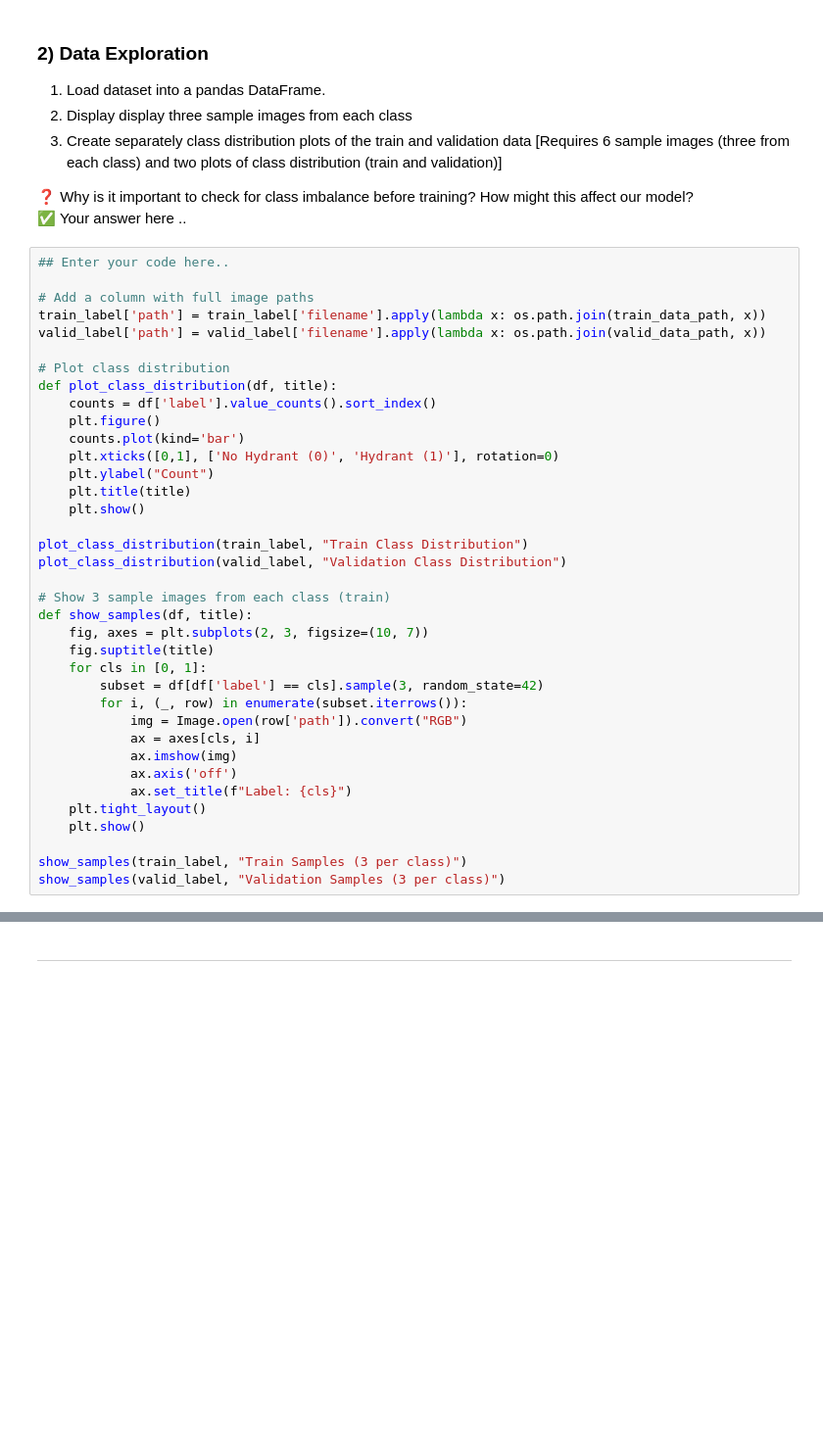
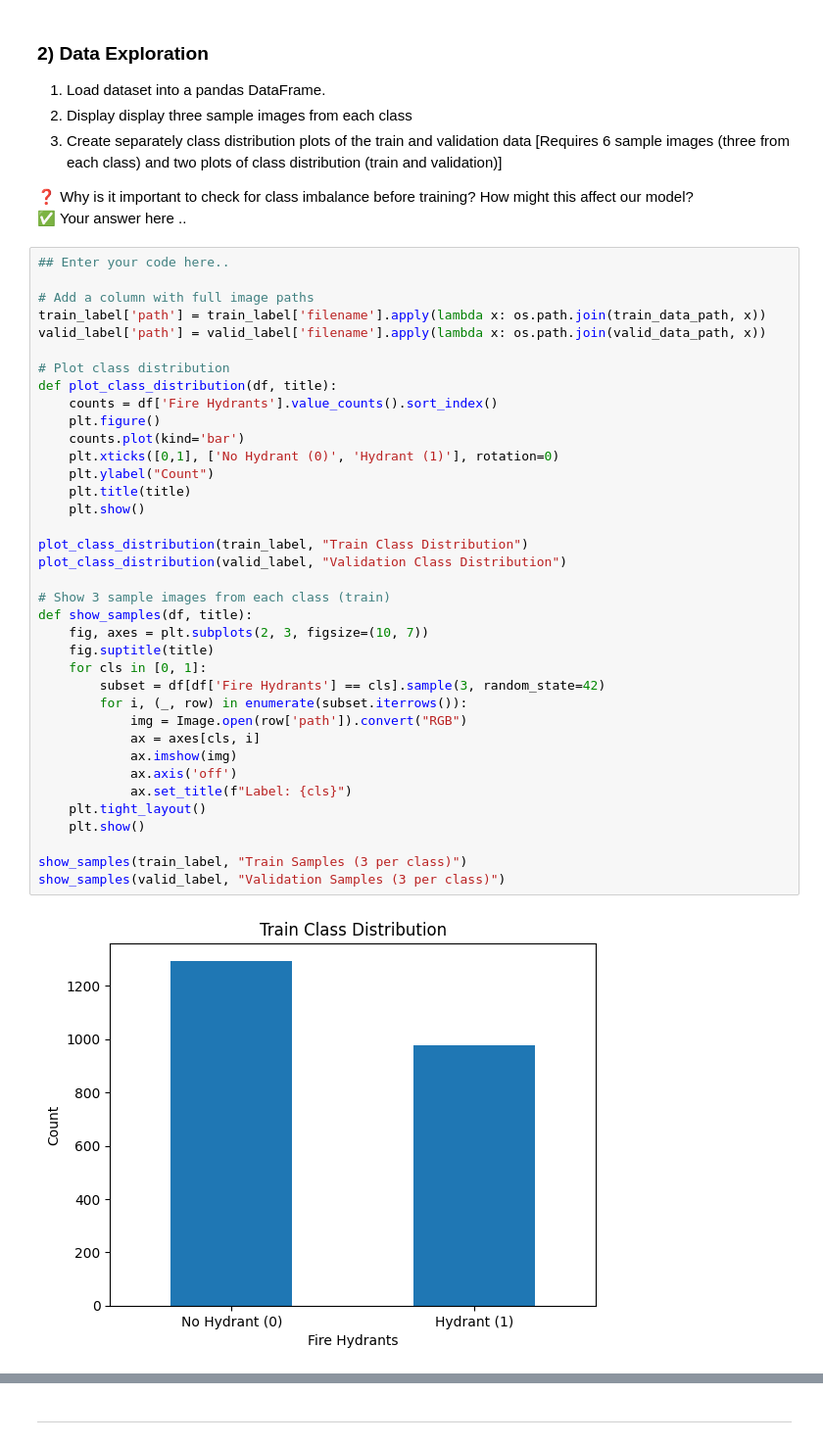
Before and after one commit to EnderAres183/COMP3005_Assignment3, a Jupyter notebook: W2026/Assignments/A2/A2_SYSC4415_W26.ipynb, the cells around one changed output, grey strips where cells are left out. Shown at 98% size. Saved outputs shown, nothing was run; the diff lists cells and outputs as text; blank space fills up the shorter version.

```diff
--- a/W2026/Assignments/A2/A2_SYSC4415_W26.ipynb
+++ b/W2026/Assignments/A2/A2_SYSC4415_W26.ipynb
@@ -120,32 +138,34 @@ train_label['path'] = train_label['filename'].apply(lambda x: os.path.join(train
 valid_label['path'] = valid_label['filename'].apply(lambda x: os.path.join(valid_data_path, x))
 
 # Plot class distribution
 def plot_class_distribution(df, title):
-    counts = df['label'].value_counts().sort_index()
+    counts = df['Fire Hydrants'].value_counts().sort_index()
     plt.figure()
     counts.plot(kind='bar')
     plt.xticks([0,1], ['No Hydrant (0)', 'Hydrant (1)'], rotation=0)
     plt.ylabel("Count")
     plt.title(title)
     plt.show()
 
 plot_class_distribution(train_label, "Train Class Distribution")
 plot_class_distribution(valid_label, "Validation Class Distribution")
 
 # Show 3 sample images from each class (train)
 def show_samples(df, title):
     fig, axes = plt.subplots(2, 3, figsize=(10, 7))
     fig.suptitle(title)
     for cls in [0, 1]:
-        subset = df[df['label'] == cls].sample(3, random_state=42)
+        subset = df[df['Fire Hydrants'] == cls].sample(3, random_state=42)
         for i, (_, row) in enumerate(subset.iterrows()):
             img = Image.open(row['path']).convert("RGB")
             ax = axes[cls, i]
             ax.imshow(img)
             ax.axis('off')
             ax.set_title(f"Label: {cls}")
     plt.tight_layout()
     plt.show()
 
 show_samples(train_label, "Train Samples (3 per class)")
 show_samples(valid_label, "Validation Samples (3 per class)")
+# %% [output]
+[figure, added]
```
Also changed, not shown: parts of 8 cells of this notebook.
